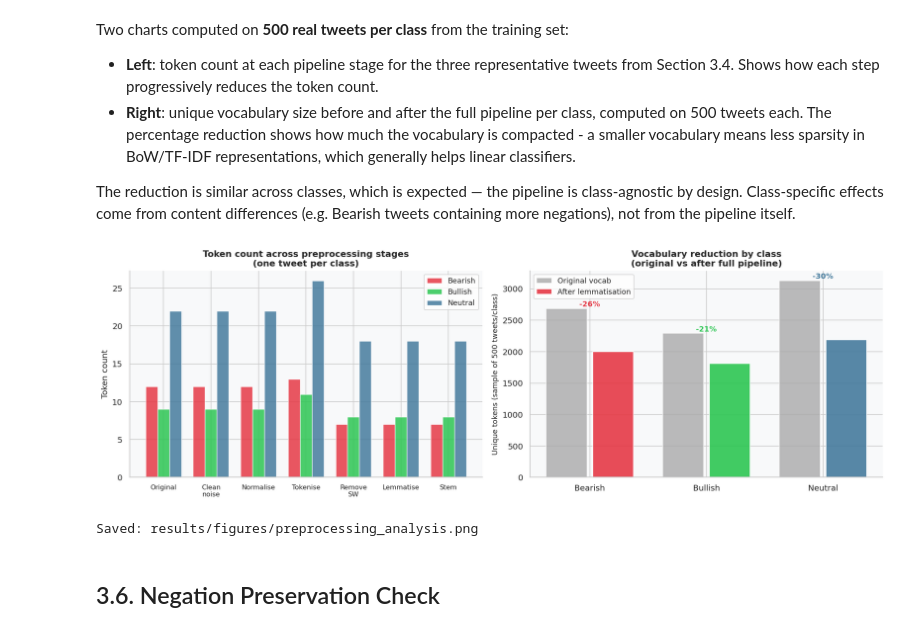
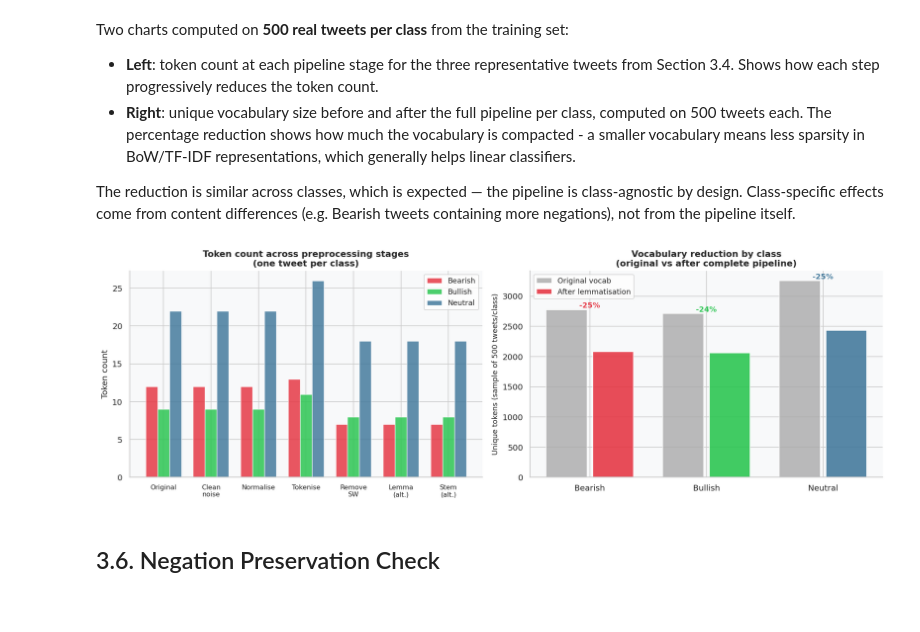
Before and after one commit to tiagoslantunes/text-mining-financial-sentiment, a Jupyter notebook: new_nb.ipynb, the cells around one changed output. Drawn from its saved outputs; the diff is of its cells as text; code cells hidden in the pictures.

```diff
--- a/new_nb.ipynb
+++ b/new_nb.ipynb
@@ -515,7 +540,7 @@ fig, ax = plt.subplots(figsize=(7, 4))
 sub = vocab_df.loc[list(LABEL_MAP.values())]
 ax.bar(sub.index, sub['unique_tokens'],
        color=COLORS, edgecolor='white', linewidth=1.5, width=0.5)
-ax.set_title('Figure 8  -  Unique Vocabulary Size per Class', fontweight='bold')
+ax.set_title('Unique Vocabulary Size per Class', fontweight='bold')
 ax.set_ylabel('Unique Tokens')
 ax.yaxis.set_major_formatter(mticker.FuncFormatter(lambda x, _: f'{int(x):,}'))
 plt.tight_layout()
@@ -543,7 +568,7 @@ def tfidf_top_terms(df, label_id, top_k=15):
     )
     tfidf = TfidfVectorizer(
         stop_words='english', max_features=5000,
-        ngram_range=(1, 2), min_df=3
+        ngram_range=(1, 2), min_df=2
     )
     X = tfidf.fit_transform(corpus_clean)
     mask = (df['label'] == label_id).values
@@ -566,7 +591,7 @@ for ax, (lbl_id, lbl_name) in zip(axes, LABEL_MAP.items()):
     ax.set_title(f'{lbl_name}', fontweight='bold', color=PALETTE[lbl_id], fontsize=12)
     ax.set_xlabel('Mean TF-IDF Score', fontsize=9)
 
-plt.suptitle('Figure 9  -  Top Discriminative Terms per Class (TF-IDF)',
+plt.suptitle('Top Discriminative Terms per Class (TF-IDF)',
              fontsize=14, fontweight='bold')
 plt.tight_layout()
 plt.show()
@@ -581,5 +611,4 @@ Which words are *exclusive* to one class vs. shared across all three? This infor
 # %%
-
 def class_vocab_set(df, lbl_id, min_freq=3):
     texts = df[df['label'] == lbl_id]['text'].apply(
         lambda t: re.sub(r'https?://\S+|[@$#]\w+', '', t).lower()
@@ -602,7 +631,7 @@ try:
               set_labels=('Bearish', 'Bullish', 'Neutral'),
               set_colors=(PALETTE[0], PALETTE[1], PALETTE[2]),
               alpha=0.55, ax=ax)
-    ax.set_title('Figure 10  -  Vocabulary Overlap Across Classes\n(tokens appearing >=3 times)',
+    ax.set_title('Vocabulary Overlap Across Classes\n(tokens appearing >=3 times)',
                  fontweight='bold')
     plt.tight_layout()
     plt.show()
@@ -1253,8 +1266,7 @@ One real tweet per class is sampled and passed through the full pipeline side by
 
 The vocabulary reduction numbers here are computed on single tweets and are illustrative only — for statistically meaningful reduction figures, see the chart in Section 3.5 which uses 500 tweets per class.
 # %%
-# Sample one real tweet per class (reproducible with DEMO_SEED)
-# Change DEMO_SEED above to explore different examples
+# Samples one real tweet per class
 colors_map = {0: '#E63946', 1: '#2DC653', 2: '#457B9D'}
 class_names = {0: 'Bearish (0)', 1: 'Bullish (1)', 2: 'Neutral (2)'}
 
@@ -1290,7 +1302,7 @@ results = [(ex['class'], ex['color'], run_pipeline(ex['tweet'])) for ex in examp
 
 stages       = ['original', 'cleaned', 'normalized', 'tokenized', 'no_stopwords', 'lemmatized', 'stemmed']
 stage_labels = ['0. Original', '1. Clean noise', '2. Normalise', '3. Tokenise',
-                '4. Remove SW', '5. Lemmatise', '6. Stem']
+                '4. Remove SW', '5a. Lemmatise', '5b. Stem']
 
 col_w = 55
 header = f"{'Stage':<18}" + ''.join(f"{cls:<{col_w}}" for cls, _, _ in results)
@@ -1301,6 +1313,9 @@ for stage, label in zip(stages, stage_labels):
     for _, _, res in results:
         row += f"{str(res[stage])[:col_w-2]:<{col_w}}"
     print(row)
+
+print()
+print('Lemmatisation and stemming are shown as alternative morphological reduction strategies after stopword removal.')
 # %% [output]
 [Bearish (0)] Why These Top Oil Stocks All Tumbled More Than 10% in January
 [Bullish (1)] $CHFS big buyers here. Might bounce before the close.
@@ -1330,7 +1347,7 @@ fig, axes = plt.subplots(1, 2, figsize=(15, 5), facecolor='white')
 # Left: token counts per stage per class
 ax = axes[0]
 stage_keys  = ['original', 'cleaned', 'normalized', 'tokenized', 'no_stopwords', 'lemmatized', 'stemmed']
-stage_short = ['Original', 'Clean\nnoise', 'Normalise', 'Tokenise', 'Remove\nSW', 'Lemmatise', 'Stem']
+stage_short = ['Original', 'Clean\nnoise', 'Normalise', 'Tokenise', 'Remove\nSW', 'Lemma\n(alt.)', 'Stem\n(alt.)']
 colors_cls  = ['#E63946', '#2DC653', '#457B9D']
 labels_cls  = ['Bearish', 'Bullish', 'Neutral']
 
@@ -1355,10 +1372,14 @@ ax.spines['right'].set_visible(False)
 ax2 = axes[1]
 class_reductions = {}
 for lbl, name, color in zip([0, 1, 2], labels_cls, colors_cls):
-    subset   = train[train['label'] == lbl]['text'].tolist()
+    subset = (
+        train[train['label'] == lbl]['text']
+        .sample(n=min(500, (train['label'] == lbl).sum()), random_state=42)
+        .tolist()
+    )
     all_orig = set()
     all_lemma = set()
-    for t in subset[:500]:
+    for t in subset:
         all_orig.update(t.lower().split())
         cleaned = clean_twitter_noise(t)
         normed  = normalize_text(cleaned)
@@ -1370,36 +1391,35 @@ for lbl, name, color in zip([0, 1, 2], labels_cls, colors_cls):
         'original':   len(all_orig),
         'lemmatized': len(all_lemma),
         'reduction':  100 * (1 - len(all_lemma) / len(all_orig)),
         'color':      color
     }
 
 x2    = np.arange(len(labels_cls))
 orig  = [class_reductions[n]['original']   for n in labels_cls]
 lemma = [class_reductions[n]['lemmatized'] for n in labels_cls]
 
 ax2.bar(x2 - 0.2, orig,  0.35, label='Original vocab',      color='#AAAAAA', alpha=0.8, edgecolor='white')
 ax2.bar(x2 + 0.2, lemma, 0.35, label='After lemmatisation', color=colors_cls, alpha=0.9, edgecolor='white')
 
 for i, n in enumerate(labels_cls):
     pct = class_reductions[n]['reduction']
     ax2.text(i, max(orig[i], lemma[i]) + 30, f'-{pct:.0f}%',
              ha='center', fontsize=10, fontweight='bold', color=colors_cls[i])
 
 ax2.set_xticks(x2)
 ax2.set_xticklabels(labels_cls, fontsize=11)
 ax2.set_ylabel('Unique tokens (sample of 500 tweets/class)', fontsize=10)
-ax2.set_title('Vocabulary reduction by class\n(original vs after full pipeline)', fontsize=12, fontweight='bold')
+ax2.set_title('Vocabulary reduction by class\n(original vs after complete pipeline)', fontsize=12, fontweight='bold')
 ax2.legend(fontsize=10)
 ax2.set_facecolor('#F8F9FA')
 ax2.spines['top'].set_visible(False)
 ax2.spines['right'].set_visible(False)
 
 plt.tight_layout()
 os.makedirs('results/figures', exist_ok=True)
 plt.show()
 # %% [output]
-[figure, old version]
+[figure, new version]
-Saved: results/figures/preprocessing_analysis.png
 # %% [markdown]
 ## 3.6. Negation Preservation Check
 # %% [markdown]
```
Also changed, not shown: parts of 100 cells of this notebook, 1 other file.
